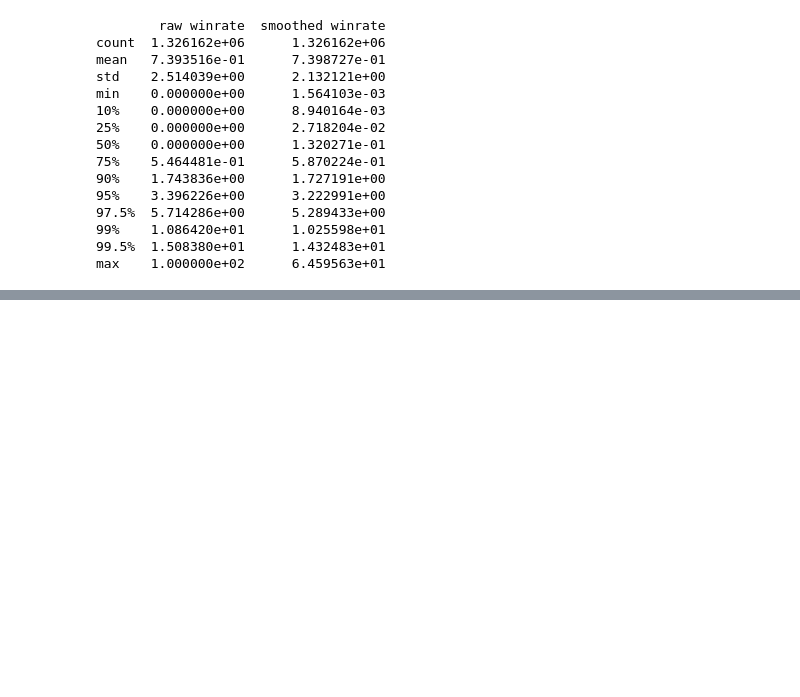
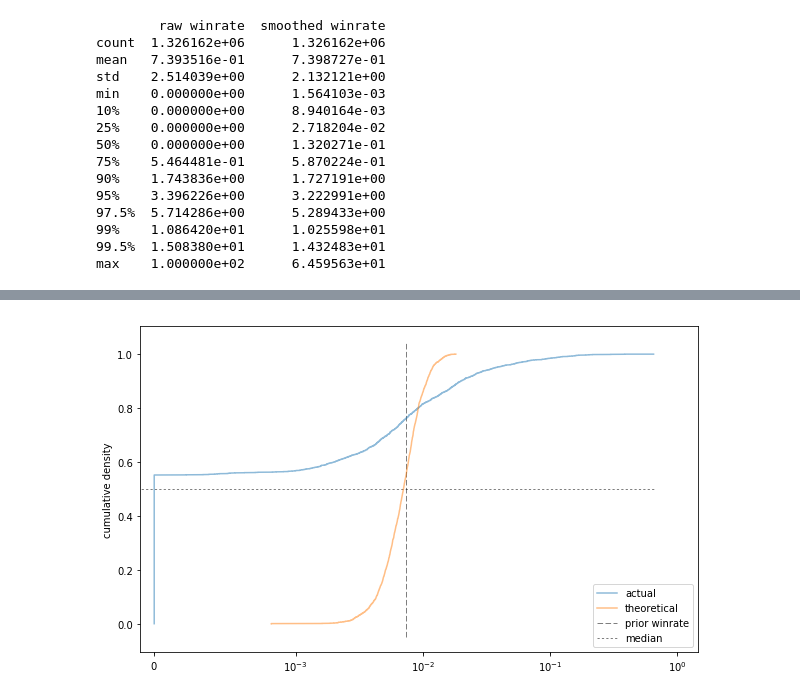
Before and after one commit to colinmorris/crawl-coroner, a Jupyter notebook: players_bp.ipynb, the cells around one changed output, grey strips where cells are left out. Saved outputs shown, nothing was run; the diff lists cells and outputs as text; code cells hidden in the pictures; blank space fills up the shorter version.

```diff
--- a/players_bp.ipynb
+++ b/players_bp.ipynb
@@ -421,0 +501,8 @@ Want to see an example of using this smoothed winrate data? Check out my post on
+# %%
+ax = plot_winrates(C=1000);
+xlin = 10**-3
+ax.set_xscale('symlog', linthreshx=xlin);
+ax.set_xlim(left=-10e-5);
+ax.legend(loc=4);
+# %% [output]
+[figure, added]
```
Also changed, not shown: parts of 18 cells of this notebook, 1 other file.
